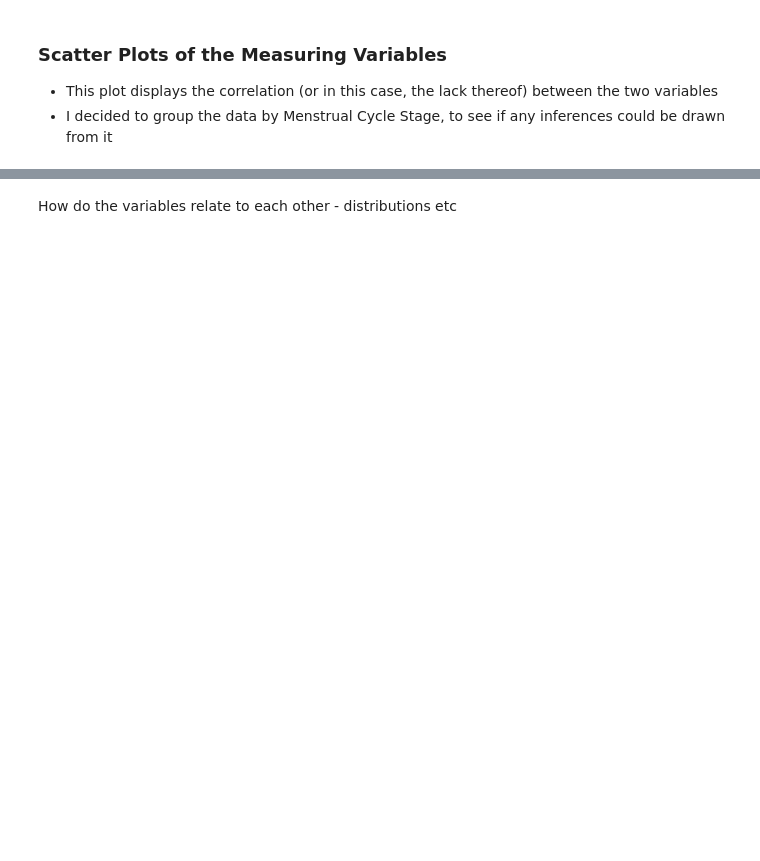
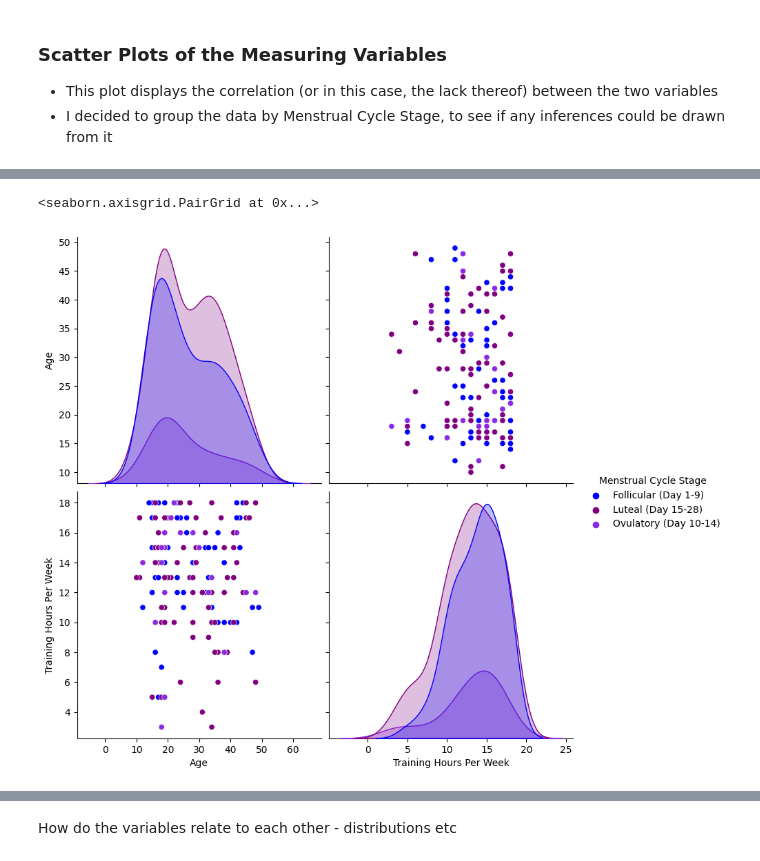
Before and after one commit to rachel-king4/PfDA_Assignment, a Jupyter notebook: PfDA Assignment.ipynb, the cells around one changed output, grey strips where cells are left out. Drawn from its saved outputs; the diff is of its cells as text; code cells hidden in the pictures; blank space fills up the shorter version.

Commit message:
added pairplots

```diff
--- a/PfDA Assignment.ipynb
+++ b/PfDA Assignment.ipynb
@@ -402,0 +404,9 @@ plt.show()
+# %%
+import warnings
+warnings.simplefilter(action='ignore', category=FutureWarning)  # to prevent future warnings error from displaying
+
+# a pairplot using the seaborn module, to display distributions of the measuring variables Age and Training Hours, grouped by Menstrual Cycle Stage
+sns.pairplot(df, hue = "Menstrual Cycle Stage", height=4, palette=['blue', 'purple', 'blueviolet'])
+# %% [output]
+<seaborn.axisgrid.PairGrid at 0x...>
+[figure, added]
```
Also changed, not shown: parts of 8 cells of this notebook.
